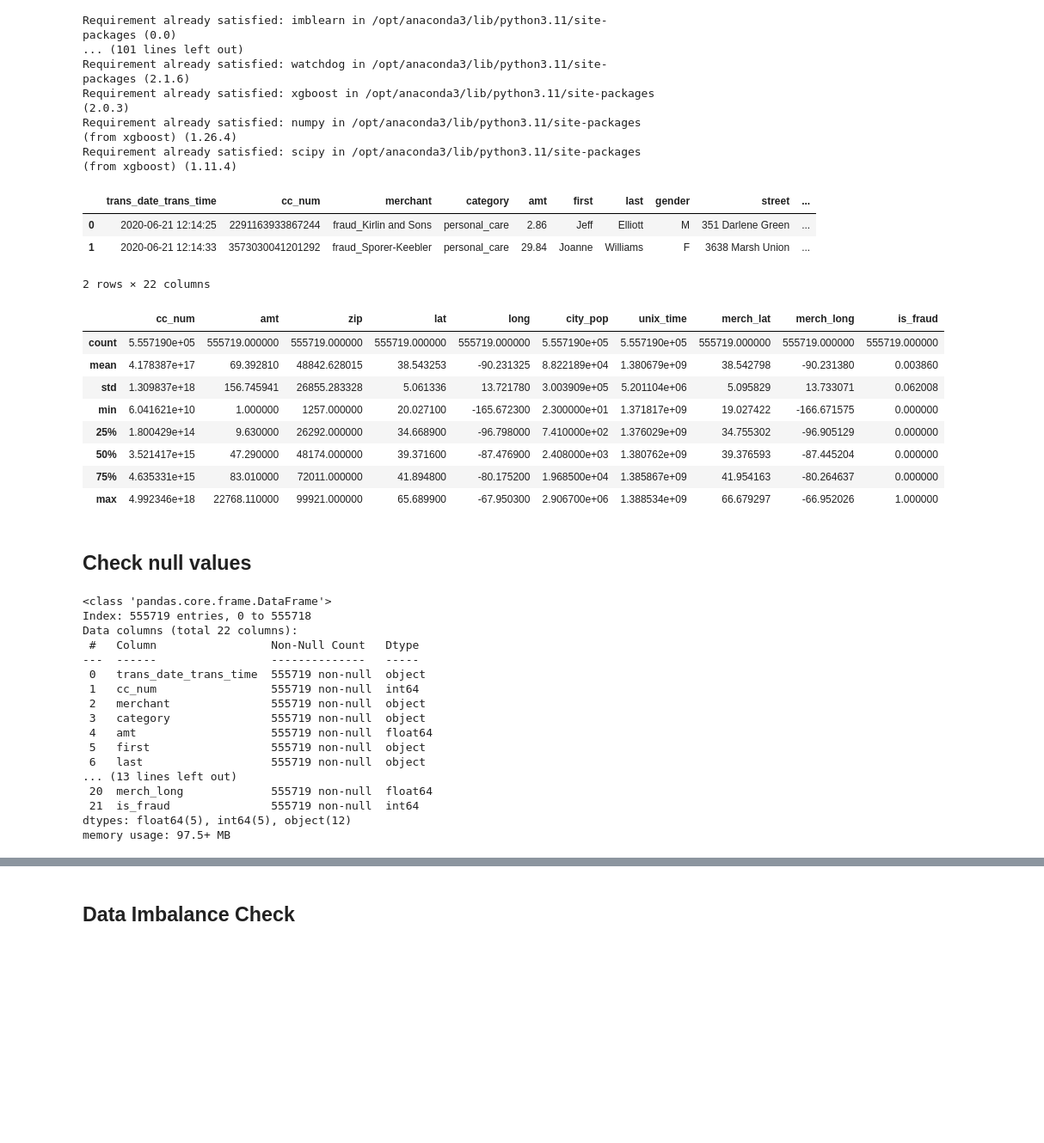
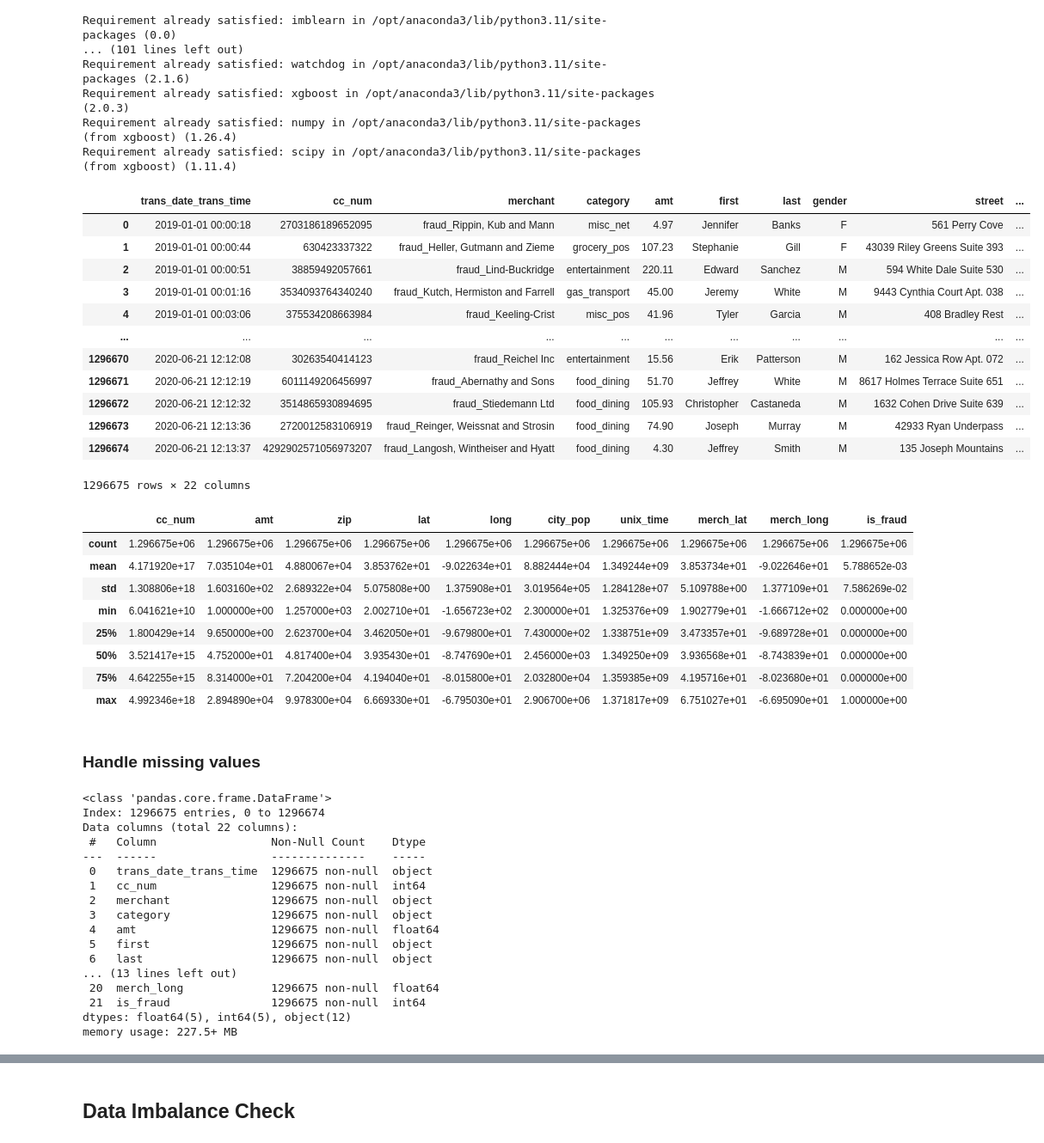
Before and after one commit to itancio/churn, a Jupyter notebook: notebook/fraud/model_fraud.ipynb, the cells around one changed output, grey strips where cells are left out. Shown at 86% size. Saved outputs shown, nothing was run; the diff lists cells and outputs as text; code cells hidden in the pictures; blank space fills up the shorter version.

```diff
--- a/notebook/fraud/model_fraud.ipynb
+++ b/notebook/fraud/model_fraud.ipynb
@@ -79,46 +79,55 @@ from sklearn.model_selection import cross_val_score
 from sklearn import metrics
 from collections import Counter
 # %%
-train_url = 'https://media.githubusercontent.com/media/itancio/churn/refs/heads/main/notebook/fraud/fraudTest.csv'
-train_df = pd.read_csv(train_url, index_col=0)
+url = 'https://media.githubusercontent.com/media/itancio/churn/refs/heads/main/notebook/fraud/fraudTrain.csv'
+raw_df = pd.read_csv(url, index_col=0)
 
-train_df.head(2)
+raw_df
 # %% [output]
 |  | trans_date_trans_time | cc_num | merchant | category | amt | first | last | gender | street | ... |
-| 0 | 2020-06-21 12:14:25 | 2291163933867244 | fraud_Kirlin and Sons | personal_care | 2.86 | Jeff | Elliott | M | 351 Darlene Green | ... |
-| 1 | 2020-06-21 12:14:33 | 3573030041201292 | fraud_Sporer-Keebler | personal_care | 29.84 | Joanne | Williams | F | 3638 Marsh Union | ... |
+| 0 | 2019-01-01 00:00:18 | 2703186189652095 | fraud_Rippin, Kub and Mann | misc_net | 4.97 | Jennifer | Banks | F | 561 Perry Cove | ... |
+| 1 | 2019-01-01 00:00:44 | 630423337322 | fraud_Heller, Gutmann and Zieme | grocery_pos | 107.23 | Stephanie | Gill | F | 43039 Riley Greens Suite 393 | ... |
+| 2 | 2019-01-01 00:00:51 | 38859492057661 | fraud_Lind-Buckridge | entertainment | 220.11 | Edward | Sanchez | M | 594 White Dale Suite 530 | ... |
+| 3 | 2019-01-01 00:01:16 | 3534093764340240 | fraud_Kutch, Hermiston and Farrell | gas_transport | 45.00 | Jeremy | White | M | 9443 Cynthia Court Apt. 038 | ... |
+| 4 | 2019-01-01 00:03:06 | 375534208663984 | fraud_Keeling-Crist | misc_pos | 41.96 | Tyler | Garcia | M | 408 Bradley Rest | ... |
+| ... | ... | ... | ... | ... | ... | ... | ... | ... | ... | ... |
+| 1296670 | 2020-06-21 12:12:08 | 30263540414123 | fraud_Reichel Inc | entertainment | 15.56 | Erik | Patterson | M | 162 Jessica Row Apt. 072 | ... |
+| 1296671 | 2020-06-21 12:12:19 | 6011149206456997 | fraud_Abernathy and Sons | food_dining | 51.70 | Jeffrey | White | M | 8617 Holmes Terrace Suite 651 | ... |
+| 1296672 | 2020-06-21 12:12:32 | 3514865930894695 | fraud_Stiedemann Ltd | food_dining | 105.93 | Christopher | Castaneda | M | 1632 Cohen Drive Suite 639 | ... |
+| 1296673 | 2020-06-21 12:13:36 | 2720012583106919 | fraud_Reinger, Weissnat and Strosin | food_dining | 74.90 | Joseph | Murray | M | 42933 Ryan Underpass | ... |
+| 1296674 | 2020-06-21 12:13:37 | 4292902571056973207 | fraud_Langosh, Wintheiser and Hyatt | food_dining | 4.30 | Jeffrey | Smith | M | 135 Joseph Mountains | ... |
-2 rows × 22 columns
+1296675 rows × 22 columns
 # %%
-train_df.describe()
+raw_df.describe()
 # %% [output]
 |  | cc_num | amt | zip | lat | long | city_pop | unix_time | merch_lat | merch_long | is_fraud |
-| count | 5.557190e+05 | 555719.000000 | 555719.000000 | 555719.000000 | 555719.000000 | 5.557190e+05 | 5.557190e+05 | 555719.000000 | 555719.000000 | 555719.000000 |
-| mean | 4.178387e+17 | 69.392810 | 48842.628015 | 38.543253 | -90.231325 | 8.822189e+04 | 1.380679e+09 | 38.542798 | -90.231380 | 0.003860 |
-| std | 1.309837e+18 | 156.745941 | 26855.283328 | 5.061336 | 13.721780 | 3.003909e+05 | 5.201104e+06 | 5.095829 | 13.733071 | 0.062008 |
-| min | 6.041621e+10 | 1.000000 | 1257.000000 | 20.027100 | -165.672300 | 2.300000e+01 | 1.371817e+09 | 19.027422 | -166.671575 | 0.000000 |
-| 25% | 1.800429e+14 | 9.630000 | 26292.000000 | 34.668900 | -96.798000 | 7.410000e+02 | 1.376029e+09 | 34.755302 | -96.905129 | 0.000000 |
-| 50% | 3.521417e+15 | 47.290000 | 48174.000000 | 39.371600 | -87.476900 | 2.408000e+03 | 1.380762e+09 | 39.376593 | -87.445204 | 0.000000 |
-| 75% | 4.635331e+15 | 83.010000 | 72011.000000 | 41.894800 | -80.175200 | 1.968500e+04 | 1.385867e+09 | 41.954163 | -80.264637 | 0.000000 |
-| max | 4.992346e+18 | 22768.110000 | 99921.000000 | 65.689900 | -67.950300 | 2.906700e+06 | 1.388534e+09 | 66.679297 | -66.952026 | 1.000000 |
+| count | 1.296675e+06 | 1.296675e+06 | 1.296675e+06 | 1.296675e+06 | 1.296675e+06 | 1.296675e+06 | 1.296675e+06 | 1.296675e+06 | 1.296675e+06 | 1.296675e+06 |
+| mean | 4.171920e+17 | 7.035104e+01 | 4.880067e+04 | 3.853762e+01 | -9.022634e+01 | 8.882444e+04 | 1.349244e+09 | 3.853734e+01 | -9.022646e+01 | 5.788652e-03 |
+| std | 1.308806e+18 | 1.603160e+02 | 2.689322e+04 | 5.075808e+00 | 1.375908e+01 | 3.019564e+05 | 1.284128e+07 | 5.109788e+00 | 1.377109e+01 | 7.586269e-02 |
+| min | 6.041621e+10 | 1.000000e+00 | 1.257000e+03 | 2.002710e+01 | -1.656723e+02 | 2.300000e+01 | 1.325376e+09 | 1.902779e+01 | -1.666712e+02 | 0.000000e+00 |
+| 25% | 1.800429e+14 | 9.650000e+00 | 2.623700e+04 | 3.462050e+01 | -9.679800e+01 | 7.430000e+02 | 1.338751e+09 | 3.473357e+01 | -9.689728e+01 | 0.000000e+00 |
+| 50% | 3.521417e+15 | 4.752000e+01 | 4.817400e+04 | 3.935430e+01 | -8.747690e+01 | 2.456000e+03 | 1.349250e+09 | 3.936568e+01 | -8.743839e+01 | 0.000000e+00 |
+| 75% | 4.642255e+15 | 8.314000e+01 | 7.204200e+04 | 4.194040e+01 | -8.015800e+01 | 2.032800e+04 | 1.359385e+09 | 4.195716e+01 | -8.023680e+01 | 0.000000e+00 |
+| max | 4.992346e+18 | 2.894890e+04 | 9.978300e+04 | 6.669330e+01 | -6.795030e+01 | 2.906700e+06 | 1.371817e+09 | 6.751027e+01 | -6.695090e+01 | 1.000000e+00 |
 # %% [markdown]
-## Check null values
+### Handle missing values
 # %%
-train_df.info()
+raw_df.info()
 # %% [output]
 <class 'pandas.core.frame.DataFrame'>
-Index: 555719 entries, 0 to 555718
+Index: 1296675 entries, 0 to 1296674
 Data columns (total 22 columns):
- #   Column                 Non-Null Count   Dtype
----  ------                 --------------   -----
- 0   trans_date_trans_time  555719 non-null  object
- 1   cc_num                 555719 non-null  int64
- 2   merchant               555719 non-null  object
- 3   category               555719 non-null  object
- 4   amt                    555719 non-null  float64
- 5   first                  555719 non-null  object
- 6   last                   555719 non-null  object
+ #   Column                 Non-Null Count    Dtype
+---  ------                 --------------    -----
+ 0   trans_date_trans_time  1296675 non-null  object
+ 1   cc_num                 1296675 non-null  int64
+ 2   merchant               1296675 non-null  object
+ 3   category               1296675 non-null  object
+ 4   amt                    1296675 non-null  float64
+ 5   first                  1296675 non-null  object
+ 6   last                   1296675 non-null  object
 ... (13 lines left out)
- 20  merch_long             555719 non-null  float64
- 21  is_fraud               555719 non-null  int64
+ 20  merch_long             1296675 non-null  float64
+ 21  is_fraud               1296675 non-null  int64
 dtypes: float64(5), int64(5), object(12)
-memory usage: 97.5+ MB
+memory usage: 227.5+ MB
```
Also changed, not shown: parts of 40 cells of this notebook.
